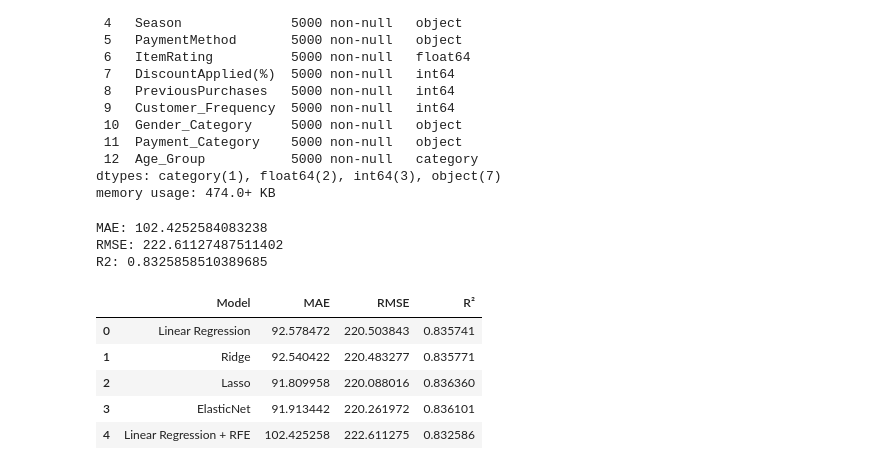
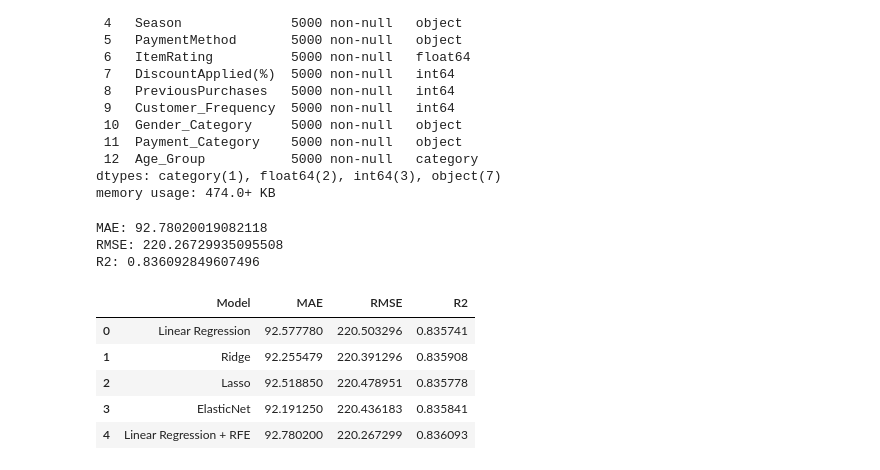
Before and after one commit to carmele9/Retail_Store_Sales_Prediction, a Jupyter notebook: notebooks/amount_prediction.ipynb, the cells around one changed output. Drawn from its saved outputs; the diff is of its cells as text; code cells hidden in the pictures.

```diff
--- a/notebooks/amount_prediction.ipynb
+++ b/notebooks/amount_prediction.ipynb
@@ -99,11 +100,12 @@ y = df['Amount']
 
 X_train, X_test, y_train, y_test = train_test_split(X, y, test_size=0.3, random_state=52)
 # %%
+# MODELOS LINEALES
 num_cols = X_train.select_dtypes(include='number').columns.tolist()
 cat_cols = X_train.select_dtypes(include='object').columns.tolist()
 
 numeric_pipeline = Pipeline([
-    ('scaler', MinMaxScaler()),
+    ('scaler', StandardScaler()),
     ('poly', PolynomialFeatures(degree = 2, include_bias= False))
 ])
 
@@ -140,18 +142,19 @@ print(f"MAE: {mae_lr_rfe}")
 print(f"RMSE: {rmse_lr_rfe}")
 print(f"R2: {r2_lr_rfe}")
 # %% [output]
-MAE: 102.4252584083238
-RMSE: 222.61127487511402
-R2: 0.8325858510389685
+MAE: 92.78020019082118
+RMSE: 220.26729935095508
+R2: 0.836092849607496
 # %%
+# PROBAR LINEAR; RIDGE; LASSO; ELASTICNET
 models = {
     "Linear Regression": LinearRegression(),
-    "Ridge": Ridge(alpha=0.01),
-    "Lasso": Lasso(alpha=0.1),
-    "ElasticNet": ElasticNet(alpha=0.01)
+    "Ridge": Ridge(alpha=10),
+    "Lasso": Lasso(alpha=0.01),
+    "ElasticNet": ElasticNet(alpha=0.01, l1_ratio= 0.5),
 }
 
-results = []
+results_linear = []
 
 for name, model in models.items():
 
@@ -164,26 +167,26 @@ for name, model in models.items():
 
     y_pred = pipeline.predict(X_test)
 
-    results.append({
+    results_linear.append({
         "Model": name,
         "MAE": mean_absolute_error(y_test, y_pred),
         "RMSE": root_mean_squared_error(y_test, y_pred),
-        "R²": r2_score(y_test, y_pred)
+        "R2": r2_score(y_test, y_pred)
     })
 # %%
-results_df = pd.DataFrame(results)
-results_df.loc[len(results_df)] = [
+results_linear_df = pd.DataFrame(results_linear)
+results_linear_df.loc[len(results_linear_df)] = [
     "Linear Regression + RFE",
     mae_lr_rfe,
     rmse_lr_rfe,
     r2_lr_rfe
 ]
 
-results_df
+results_linear_df
 # %% [output]
-|  | Model | MAE | RMSE | R² |
-| 0 | Linear Regression | 92.578472 | 220.503843 | 0.835741 |
-| 1 | Ridge | 92.540422 | 220.483277 | 0.835771 |
-| 2 | Lasso | 91.809958 | 220.088016 | 0.836360 |
-| 3 | ElasticNet | 91.913442 | 220.261972 | 0.836101 |
-| 4 | Linear Regression + RFE | 102.425258 | 222.611275 | 0.832586 |
+|  | Model | MAE | RMSE | R2 |
+| 0 | Linear Regression | 92.577780 | 220.503296 | 0.835741 |
+| 1 | Ridge | 92.255479 | 220.391296 | 0.835908 |
+| 2 | Lasso | 92.518850 | 220.478951 | 0.835778 |
+| 3 | ElasticNet | 92.191250 | 220.436183 | 0.835841 |
+| 4 | Linear Regression + RFE | 92.780200 | 220.267299 | 0.836093 |
```
Also changed, not shown: parts of 16 cells of this notebook.
